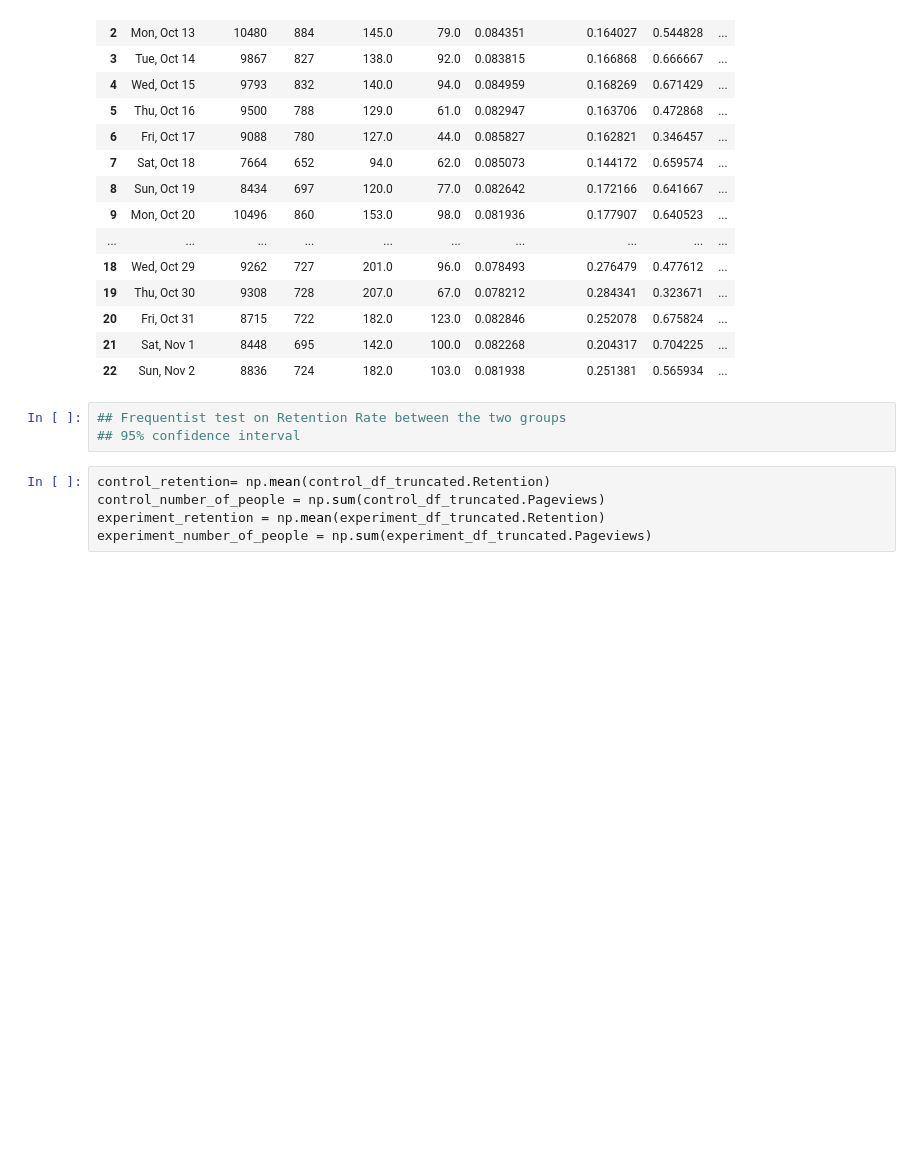
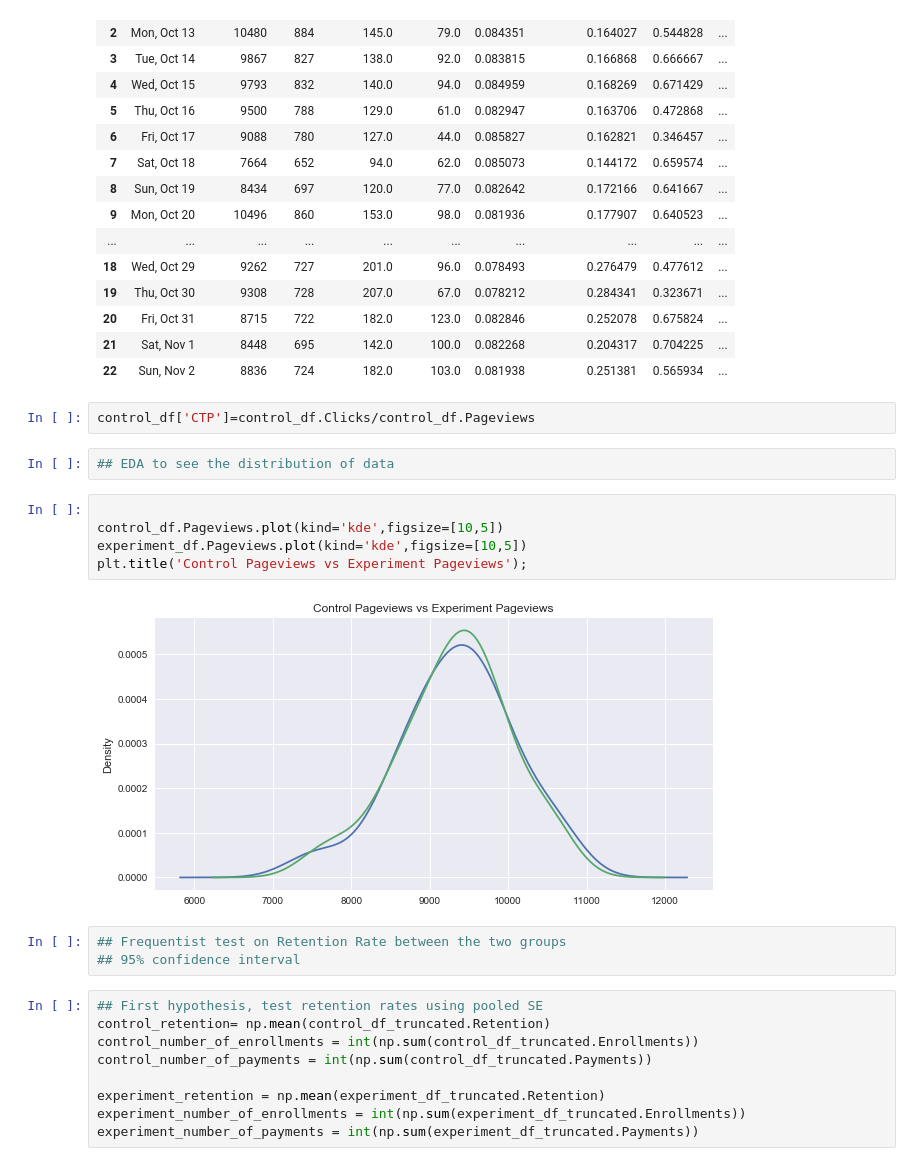
Before and after one commit to jonhilgart22/Galvanize-Data-Leadership, a Jupyter notebook: week4-a_b-testing/A-B-testing-exploration-JH.ipynb, the cells around one changed output. Cells and saved outputs as stored; diff of their text form; blank space fills up the shorter version.

```diff
--- a/week4-a_b-testing/A-B-testing-exploration-JH.ipynb
+++ b/week4-a_b-testing/A-B-testing-exploration-JH.ipynb
@@ -74,11 +81,26 @@ experiment_df_truncated
 | 20 | Fri, Oct 31 | 8715 | 722 | 182.0 | 123.0 | 0.082846 | 0.252078 | 0.675824 | ... |
 | 21 | Sat, Nov 1 | 8448 | 695 | 142.0 | 100.0 | 0.082268 | 0.204317 | 0.704225 | ... |
 | 22 | Sun, Nov 2 | 8836 | 724 | 182.0 | 103.0 | 0.081938 | 0.251381 | 0.565934 | ... |
+# %%
+control_df['CTP']=control_df.Clicks/control_df.Pageviews
+# %%
+## EDA to see the distribution of data
+# %%
+
+control_df.Pageviews.plot(kind='kde',figsize=[10,5])
+experiment_df.Pageviews.plot(kind='kde',figsize=[10,5])
+plt.title('Control Pageviews vs Experiment Pageviews');
+# %% [output]
+[figure, added]
 # %%
 ## Frequentist test on Retention Rate between the two groups
 ## 95% confidence interval
 # %%
+## First hypothesis, test retention rates using pooled SE
 control_retention= np.mean(control_df_truncated.Retention)
-control_number_of_people = np.sum(control_df_truncated.Pageviews)
+control_number_of_enrollments = int(np.sum(control_df_truncated.Enrollments))
+control_number_of_payments = int(np.sum(control_df_truncated.Payments))
+
 experiment_retention = np.mean(experiment_df_truncated.Retention)
-experiment_number_of_people = np.sum(experiment_df_truncated.Pageviews)
+experiment_number_of_enrollments = int(np.sum(experiment_df_truncated.Enrollments))
+experiment_number_of_payments = int(np.sum(experiment_df_truncated.Payments))
```
Also changed, not shown: parts of 8 cells of this notebook.
